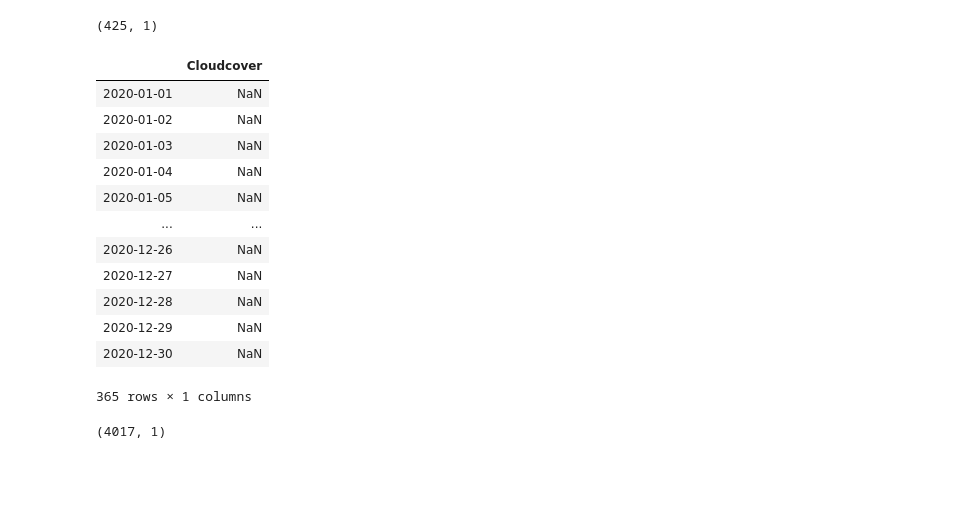
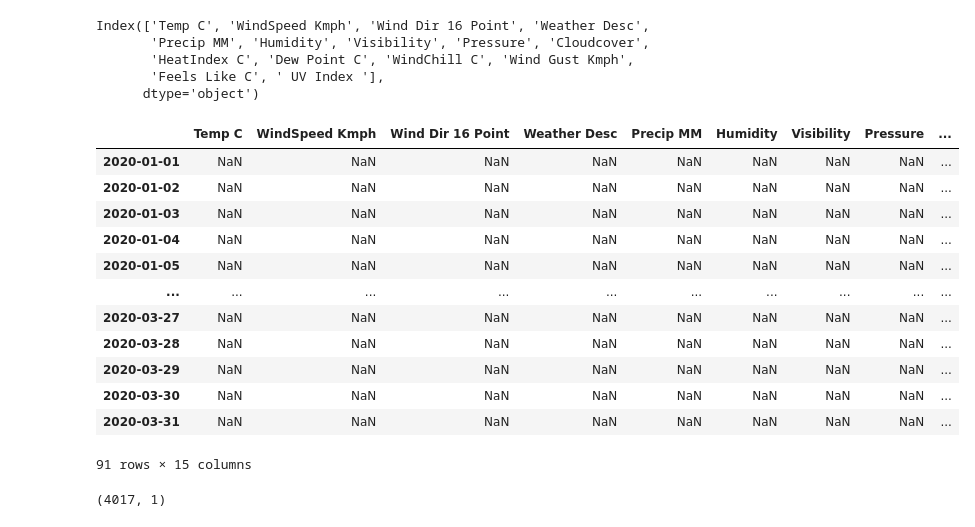
Before and after one commit to crislivera/XploreLanka, a Jupyter notebook: Models/CloudCover/Cloud_(2020).ipynb, the cells around one changed output. Drawn from its saved outputs; the diff is of its cells as text; code cells hidden in the pictures; blank space fills up the shorter version.

```diff
--- a/Models/CloudCover/Cloud_(2020).ipynb
+++ b/Models/CloudCover/Cloud_(2020).ipynb
@@ -19,5 +13,5 @@ Using TensorFlow backend.
 # %%
-df = pd.read_csv('../input/Colo - Cloud.csv')
+df = pd.read_csv('Colo.csv')
 # %%
 df
 # %% [output]
@@ -65,28 +73,34 @@ Df_Total.shape
 # %%
 inputs = Df_Total[len(Df_Total) - len(TestData) - 60:].values
 inputs.shape
+df.columns
 # %% [output]
-(425, 1)
+Index(['Temp C', 'WindSpeed Kmph', 'Wind Dir 16 Point', 'Weather Desc',
+       'Precip MM', 'Humidity', 'Visibility', 'Pressure', 'Cloudcover',
+       'HeatIndex C', 'Dew Point C', 'WindChill C', 'Wind Gust Kmph',
+       'Feels Like C', ' UV Index '],
+      dtype='object')
 # %%
 from pandas.tseries.offsets import DateOffset
-add_dates = [df.index[-1] + DateOffset(days=x) for x in range(0,366)]
+add_dates = [df.index[-1] + DateOffset(days=x) for x in range(0,92)]
 future_dates = pd.DataFrame(index=add_dates[1:],columns=df.columns)
 # %%
-future_dates.tail(365)
+future_dates.tail(92)
+future_dates
 # %% [output]
-|  | Cloudcover |
-| 2020-01-01 | NaN |
-| 2020-01-02 | NaN |
-| 2020-01-03 | NaN |
-| 2020-01-04 | NaN |
-| 2020-01-05 | NaN |
-| ... | ... |
-| 2020-12-26 | NaN |
-| 2020-12-27 | NaN |
-| 2020-12-28 | NaN |
-| 2020-12-29 | NaN |
-| 2020-12-30 | NaN |
+|  | Temp C | WindSpeed Kmph | Wind Dir 16 Point | Weather Desc | Precip MM | Humidity | Visibility | Pressure | ... |
+| 2020-01-01 | NaN | NaN | NaN | NaN | NaN | NaN | NaN | NaN | ... |
+| 2020-01-02 | NaN | NaN | NaN | NaN | NaN | NaN | NaN | NaN | ... |
+| 2020-01-03 | NaN | NaN | NaN | NaN | NaN | NaN | NaN | NaN | ... |
+| 2020-01-04 | NaN | NaN | NaN | NaN | NaN | NaN | NaN | NaN | ... |
+| 2020-01-05 | NaN | NaN | NaN | NaN | NaN | NaN | NaN | NaN | ... |
+| ... | ... | ... | ... | ... | ... | ... | ... | ... | ... |
+| 2020-03-27 | NaN | NaN | NaN | NaN | NaN | NaN | NaN | NaN | ... |
+| 2020-03-28 | NaN | NaN | NaN | NaN | NaN | NaN | NaN | NaN | ... |
+| 2020-03-29 | NaN | NaN | NaN | NaN | NaN | NaN | NaN | NaN | ... |
+| 2020-03-30 | NaN | NaN | NaN | NaN | NaN | NaN | NaN | NaN | ... |
+| 2020-03-31 | NaN | NaN | NaN | NaN | NaN | NaN | NaN | NaN | ... |
-365 rows × 1 columns
+91 rows × 15 columns
 # %%
 df.shape
 # %% [output]
```
Also changed, not shown: parts of 5 cells of this notebook, 8 other files.
